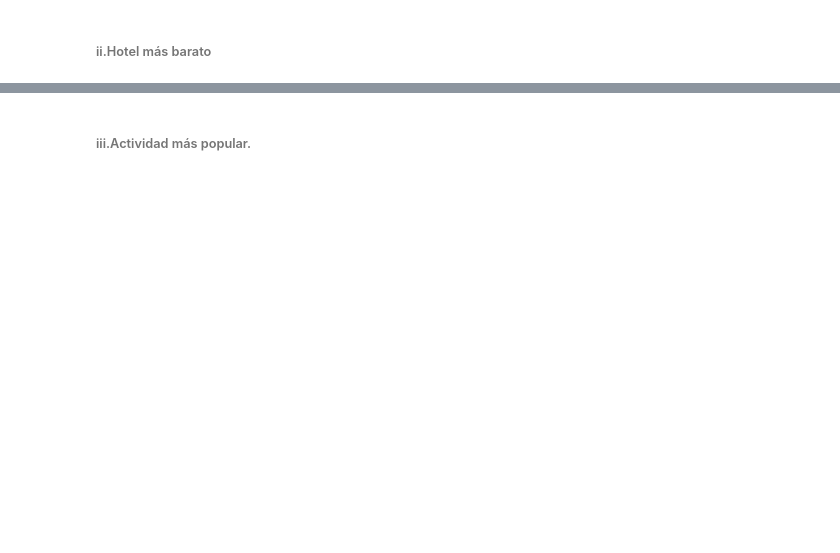
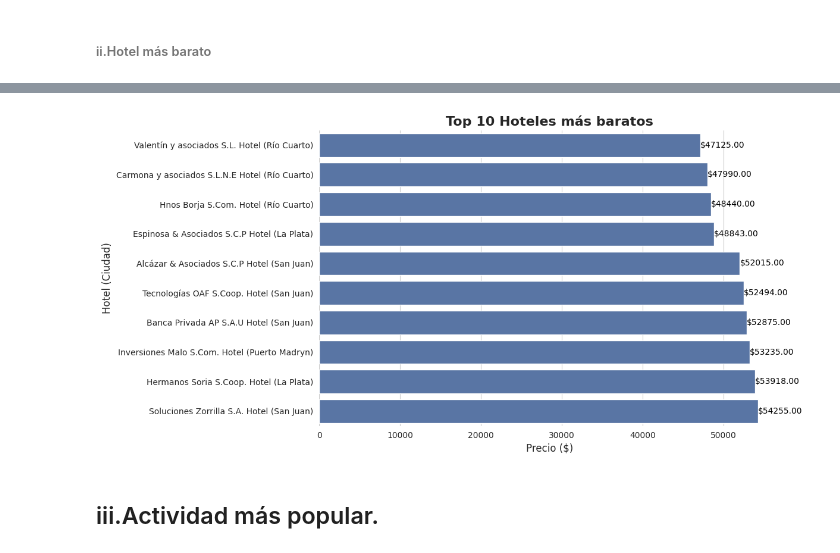
Before and after one commit to dariomicheli/BaseDatos, a Jupyter notebook: notebooks/Consultas.ipynb, the cells around one changed output, grey strips where cells are left out. Drawn from its saved outputs; the diff is of its cells as text; code cells hidden in the pictures; blank space fills up the shorter version.

```diff
--- a/notebooks/Consultas.ipynb
+++ b/notebooks/Consultas.ipynb
@@ -469,7 +615,7 @@ pipeline =[
         "Precio_minimo": 1
     }},
     {"$sort": {"Precio_minimo": 1}},
-    {"$limit": 1}
+    {"$limit": 10}
 ]
 
 resultado = list(client[NOMBRE_BD_MONGO]["reservas"].aggregate(pipeline))
@@ -481,5 +640,36 @@ display(df.style.hide(axis="index"))
+# %%
+# Crear columna unificando Hotel y Ciudad
+df["Hotel_Ciudad"] = df["Hotel"] + " (" + df["Ciudad"] + ")"
+
+# Configuración del gráfico
+plt.figure(figsize=(12, 6))  # más ancho para legibilidad
+color_sns = sns.color_palette("deep")[0]
+
+ax = sns.barplot(
+    data=df,
+    y="Hotel_Ciudad",
+    x="Precio_minimo",
+    color=color_sns
+)
+
+sns.despine(left=True, bottom=True)
+
+# Títulos y etiquetas
+plt.title("Top 10 Hoteles más baratos", fontsize=16, fontweight="bold")
+plt.xlabel("Precio ($)", fontsize=12)
+plt.ylabel("Hotel (Ciudad)", fontsize=12)
+
+# Mostrar etiquetas de precio al final de cada barra
+for i, v in enumerate(df["Precio_minimo"]):
+    ax.text(v + 0.5, i, f"${v:.2f}", color='black', va='center', fontsize=10)
+
+# Ajuste de layout
+plt.tight_layout()
+plt.show()
+# %% [output]
+[figure, added]
 # %% [markdown]
-###### iii.Actividad más popular.
+## iii.Actividad más popular.
 # %%
 pipeline = [
     {"$group": {"_id":"$tipo", "cantidad": {"$sum":1}}},
```
Also changed, not shown: parts of 28 cells of this notebook, 1 other file.
